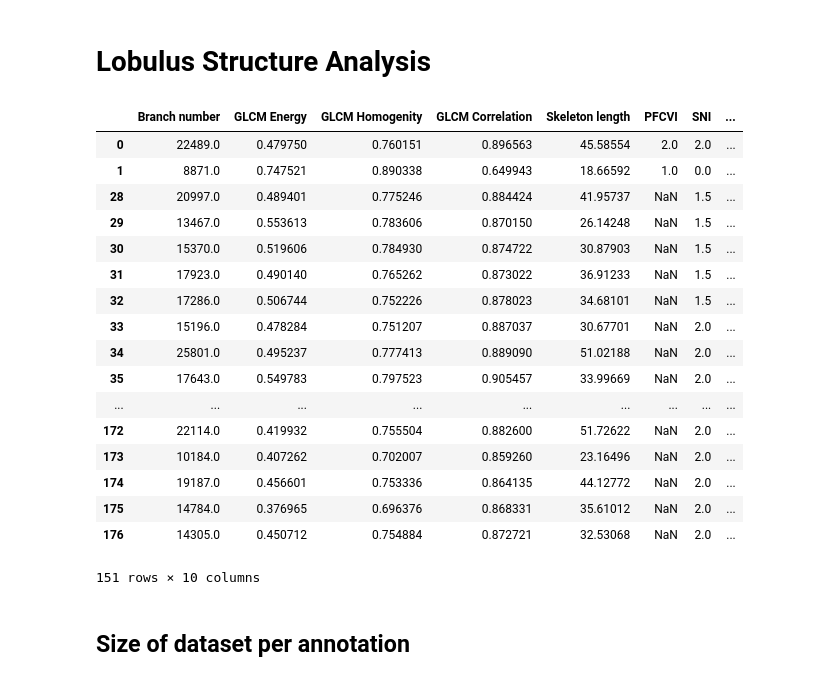
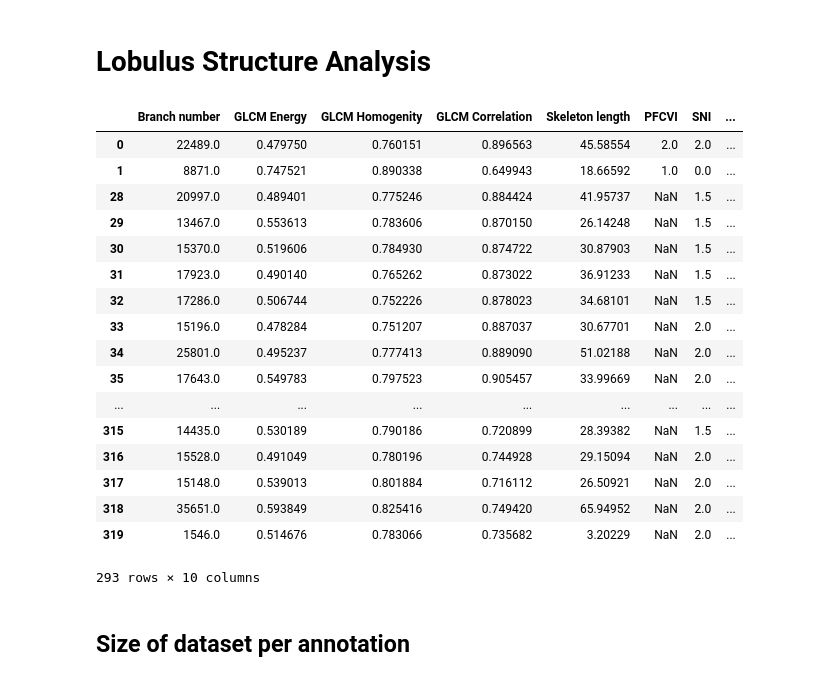
Before and after one commit to mjirik/scaffan, a Jupyter notebook: experiments/lobulus_area_evaluation.ipynb, the cells around one changed output. Cells and saved outputs as stored; diff of their text form; code cells hidden in the pictures.

```diff
--- a/experiments/lobulus_area_evaluation.ipynb
+++ b/experiments/lobulus_area_evaluation.ipynb
@@ -45,7 +68,7 @@ array(['2019-07-23 22:31:23', '2019-07-23 22:32:14',
 # exp_title = "first area evaluation"
 exp_title = "first seg eval"
 # scaffan_version = "0.14.0"
-select_by_datetime = ['2019-07-23 22:31:23', '2019-07-23 22:32:14']
+select_by_datetime = ['2019-07-23 22:31:23', '2019-07-23 22:32:14', '2019-08-19 15:49:13', '2019-08-21 05:46:08']
 # select_by_datetime = ['2019-07-23 22:31:23'] #, '2019-07-23 22:32:14']
 # %%
 def get_col_from_ann_details(df, colname):
@@ -98,39 +121,40 @@ df["OSQ"] = df.SNI * (1-df.SQZ)
 # %%
 dfselector =  \
 (df["Experiment Title"] == exp_title) &\
-(df["Experiment Datetime"].isin(select_by_datetime))
+(df["Experiment Datetime"].isin(select_by_datetime)) &\
+(df["Annotation Details"].notnull())
 # (df["Experiment Datetime"] == select_by_datetime) # &\
 # (df["Scaffan Version"] == scaffan_version)
 dfcor = df[dfselector
 ][["Branch number", "GLCM Energy", "GLCM Homogenity", "GLCM Correlation", "Skeleton length",
             "PFCVI",
             "SNI",
             "SWP",
    "CMP",
    "Annotation Details"
 #             "Sum Semi-q",
 #    "Experiment Title", "Scaffan Version"
   ]]
 dfcor
 # %% [output]
 |  | Branch number | GLCM Energy | GLCM Homogenity | GLCM Correlation | Skeleton length | PFCVI | SNI | ... |
 | 0 | 22489.0 | 0.479750 | 0.760151 | 0.896563 | 45.58554 | 2.0 | 2.0 | ... |
 | 1 | 8871.0 | 0.747521 | 0.890338 | 0.649943 | 18.66592 | 1.0 | 0.0 | ... |
 | 28 | 20997.0 | 0.489401 | 0.775246 | 0.884424 | 41.95737 | NaN | 1.5 | ... |
 | 29 | 13467.0 | 0.553613 | 0.783606 | 0.870150 | 26.14248 | NaN | 1.5 | ... |
 | 30 | 15370.0 | 0.519606 | 0.784930 | 0.874722 | 30.87903 | NaN | 1.5 | ... |
 | 31 | 17923.0 | 0.490140 | 0.765262 | 0.873022 | 36.91233 | NaN | 1.5 | ... |
 | 32 | 17286.0 | 0.506744 | 0.752226 | 0.878023 | 34.68101 | NaN | 1.5 | ... |
 | 33 | 15196.0 | 0.478284 | 0.751207 | 0.887037 | 30.67701 | NaN | 2.0 | ... |
 | 34 | 25801.0 | 0.495237 | 0.777413 | 0.889090 | 51.02188 | NaN | 2.0 | ... |
 | 35 | 17643.0 | 0.549783 | 0.797523 | 0.905457 | 33.99669 | NaN | 2.0 | ... |
 | ... | ... | ... | ... | ... | ... | ... | ... | ... |
-| 172 | 22114.0 | 0.419932 | 0.755504 | 0.882600 | 51.72622 | NaN | 2.0 | ... |
-| 173 | 10184.0 | 0.407262 | 0.702007 | 0.859260 | 23.16496 | NaN | 2.0 | ... |
-| 174 | 19187.0 | 0.456601 | 0.753336 | 0.864135 | 44.12772 | NaN | 2.0 | ... |
-| 175 | 14784.0 | 0.376965 | 0.696376 | 0.868331 | 35.61012 | NaN | 2.0 | ... |
-| 176 | 14305.0 | 0.450712 | 0.754884 | 0.872721 | 32.53068 | NaN | 2.0 | ... |
+| 315 | 14435.0 | 0.530189 | 0.790186 | 0.720899 | 28.39382 | NaN | 1.5 | ... |
+| 316 | 15528.0 | 0.491049 | 0.780196 | 0.744928 | 29.15094 | NaN | 2.0 | ... |
+| 317 | 15148.0 | 0.539013 | 0.801884 | 0.716112 | 26.50921 | NaN | 2.0 | ... |
+| 318 | 35651.0 | 0.593849 | 0.825416 | 0.749420 | 65.94952 | NaN | 2.0 | ... |
+| 319 | 1546.0 | 0.514676 | 0.783066 | 0.735682 | 3.20229 | NaN | 2.0 | ... |
-151 rows × 10 columns
+293 rows × 10 columns
 # %%
 features = [
     "Branch number", "Skeleton length", "Dead ends number",
```
Also changed, not shown: parts of 21 cells of this notebook, 5 other files.
